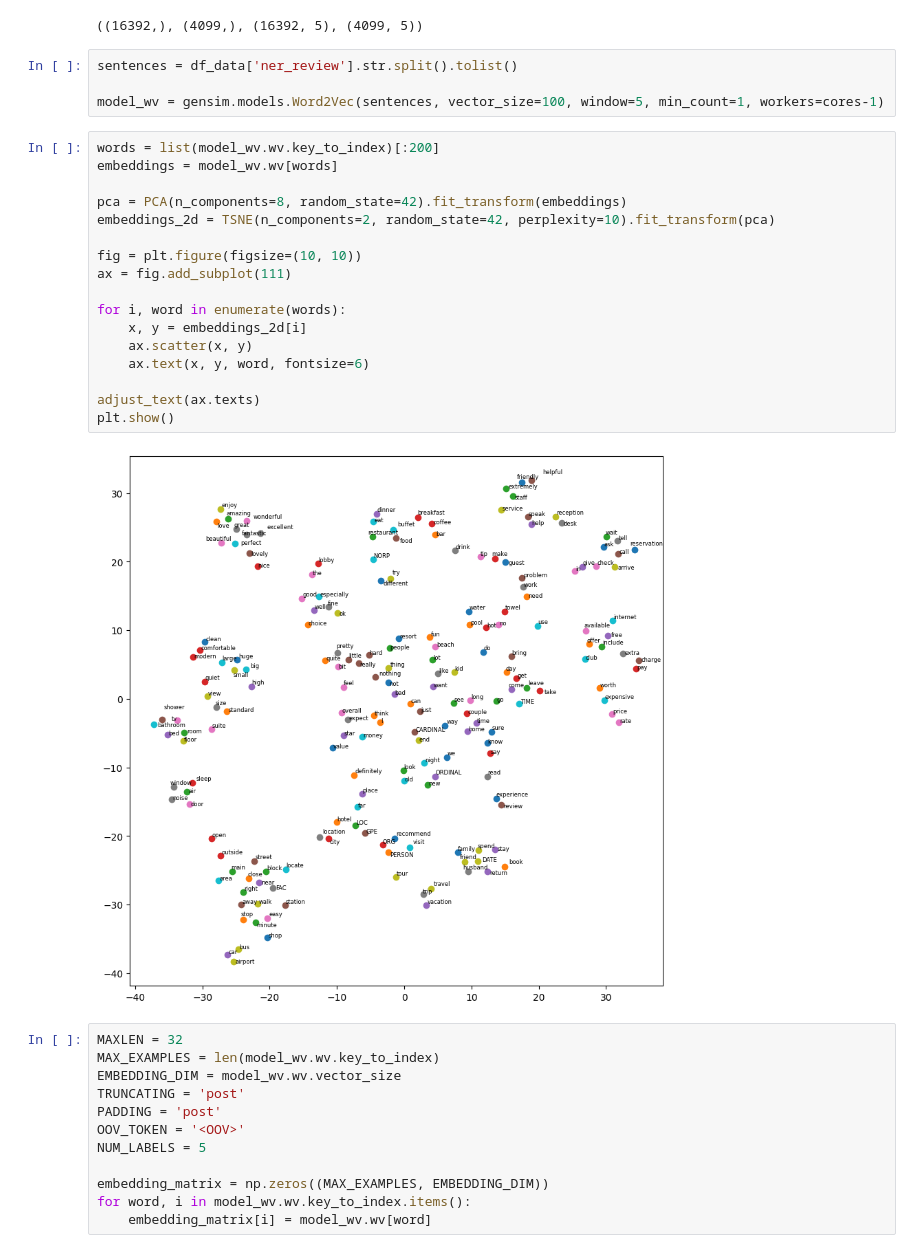
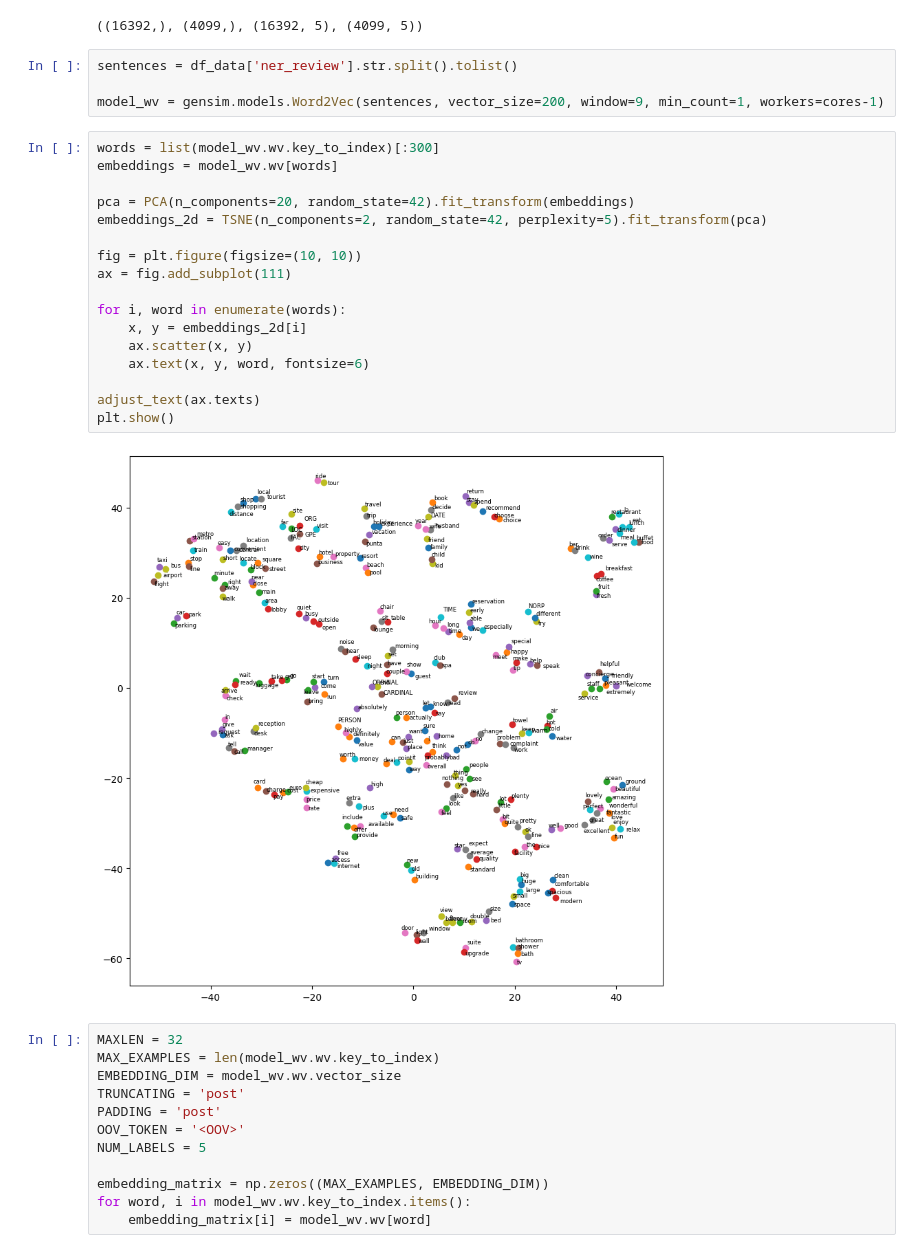
Before and after one commit to mausneg/Aspect-Based-Sentiment-Analysis-Hotel-Review, a Jupyter notebook: model_3.ipynb, the cells around one changed output. Saved outputs shown, nothing was run; the diff lists cells and outputs as text.

```diff
--- a/model_3.ipynb
+++ b/model_3.ipynb
@@ -55,26 +55,26 @@ x_train.shape, x_test.shape, y_train.shape, y_test.shape
 # %%
 sentences = df_data['ner_review'].str.split().tolist()
 
-model_wv = gensim.models.Word2Vec(sentences, vector_size=100, window=5, min_count=1, workers=cores-1)
+model_wv = gensim.models.Word2Vec(sentences, vector_size=200, window=9, min_count=1, workers=cores-1)
 # %%
-words = list(model_wv.wv.key_to_index)[:200]
+words = list(model_wv.wv.key_to_index)[:300]
 embeddings = model_wv.wv[words]
 
-pca = PCA(n_components=8, random_state=42).fit_transform(embeddings)
-embeddings_2d = TSNE(n_components=2, random_state=42, perplexity=10).fit_transform(pca)
+pca = PCA(n_components=20, random_state=42).fit_transform(embeddings)
+embeddings_2d = TSNE(n_components=2, random_state=42, perplexity=5).fit_transform(pca)
 
 fig = plt.figure(figsize=(10, 10))
 ax = fig.add_subplot(111)
 
 for i, word in enumerate(words):
     x, y = embeddings_2d[i]
     ax.scatter(x, y)
     ax.text(x, y, word, fontsize=6)
 
 adjust_text(ax.texts)
 plt.show()
 # %% [output]
-[figure, old version]
+[figure, new version]
 # %%
 MAXLEN = 32
 MAX_EXAMPLES = len(model_wv.wv.key_to_index)
```
Also changed, not shown: parts of 3 cells of this notebook, 10 other files.
